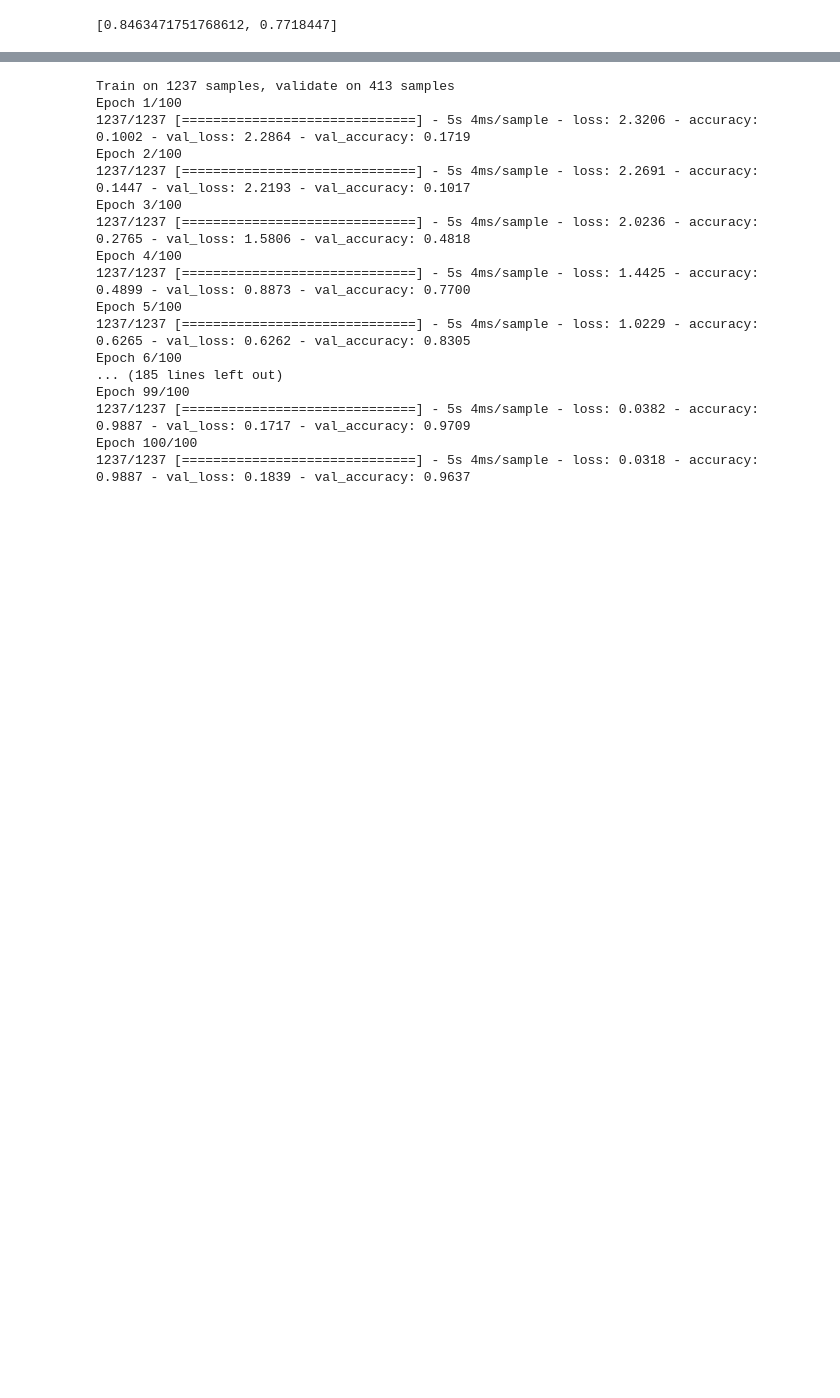
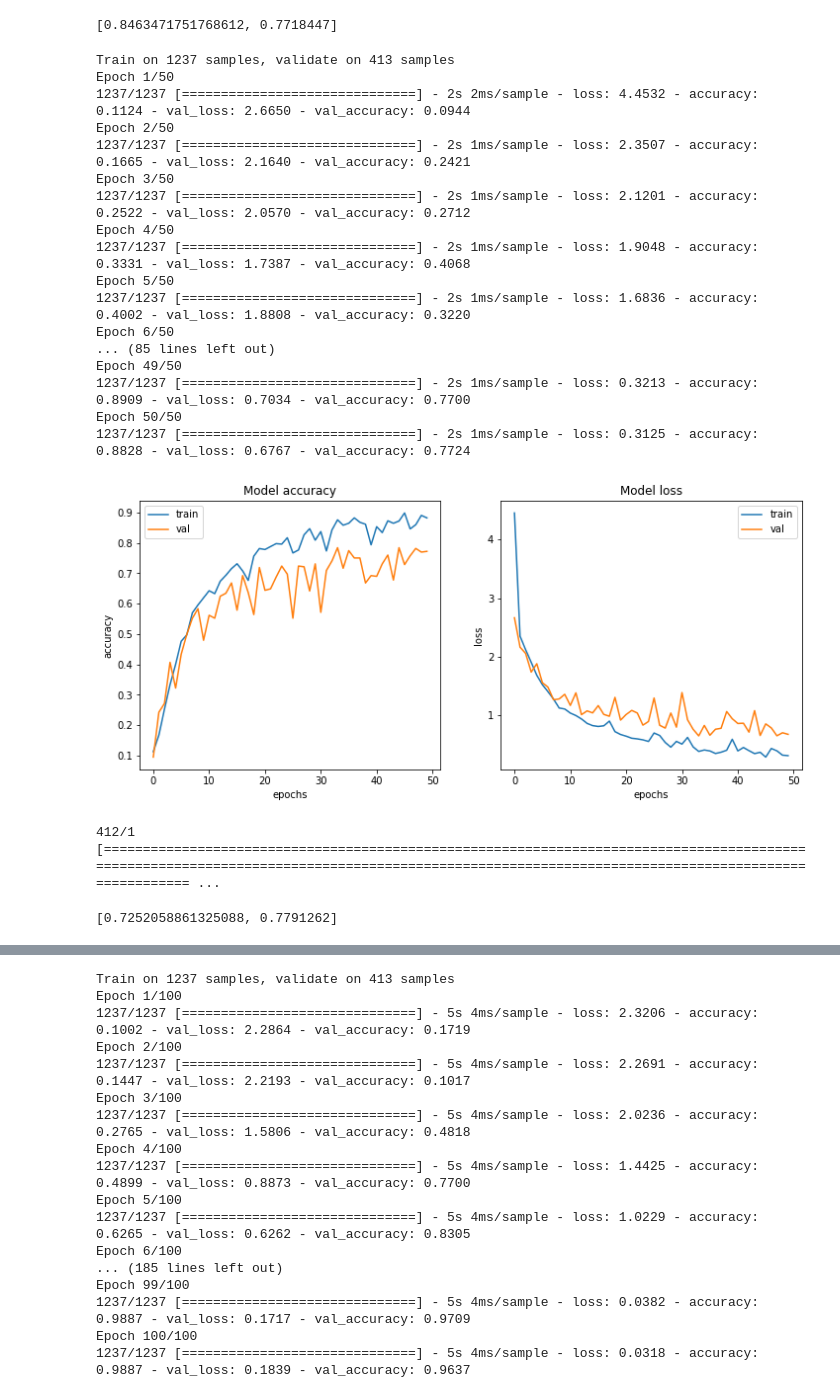
Before and after one commit to abdelhameeeed/Projects, a Jupyter notebook: Sign-Language-Digits-Dataset-/Untitled0.ipynb, the cells around one changed output, grey strips where cells are left out. Cells and saved outputs as stored; diff of their text form; code cells hidden in the pictures; blank space fills up the shorter version.

```diff
--- a/Sign-Language-Digits-Dataset-/Untitled0.ipynb
+++ b/Sign-Language-Digits-Dataset-/Untitled0.ipynb
@@ -183,25 +183,46 @@ Epoch 50/50
 # %%
 model2 = Sequential()
 
 checkpoint = ModelCheckpoint(filepath='best_weights.hdf5', save_best_only=True, save_weights_only=True)
 callbacks=[checkpoint]
 model2.add( Flatten(input_shape = ( 100 , 100 ) ) )
 model2.add( Dense( 512  , activation = "relu"   ) )
 model2.add( Dense( 512  , activation = "relu"   ) )
 model2.add( Dense( 10  , activation = "softmax"   ) )
 model2.compile( optimizer = "adam" , loss = "sparse_categorical_crossentropy" , metrics =  ["accuracy"] )
 hist2 = model2.fit( X_Train , Y_Train , validation_data = ( X_validation , Y_validation ) , epochs = 50  ,callbacks = callbacks )
 fig , ax=plt.subplots(1,2,figsize=(12,5))
 ax.ravel()
-for i, met in enumerate(['acc', 'loss']):
+for i, met in enumerate(['accuracy', 'loss']):
     ax[i].plot(hist2.history[met])
     ax[i].plot(hist2.history['val_' + met])
     ax[i].set_title('Model {}'.format(met))
     ax[i].set_xlabel('epochs')
     ax[i].set_ylabel(met)
     ax[i].legend(['train', 'val'])
 plt.show()
 model2.evaluate( x = X_test , y = Y_test  , verbose  = 1 )
+# %% [output]
+Train on 1237 samples, validate on 413 samples
+Epoch 1/50
+1237/1237 [==============================] - 2s 2ms/sample - loss: 4.4532 - accuracy: 0.1124 - val_loss: 2.6650 - val_accuracy: 0.0944
+Epoch 2/50
+1237/1237 [==============================] - 2s 1ms/sample - loss: 2.3507 - accuracy: 0.1665 - val_loss: 2.1640 - val_accuracy: 0.2421
+Epoch 3/50
+1237/1237 [==============================] - 2s 1ms/sample - loss: 2.1201 - accuracy: 0.2522 - val_loss: 2.0570 - val_accuracy: 0.2712
+Epoch 4/50
+1237/1237 [==============================] - 2s 1ms/sample - loss: 1.9048 - accuracy: 0.3331 - val_loss: 1.7387 - val_accuracy: 0.4068
+Epoch 5/50
+1237/1237 [==============================] - 2s 1ms/sample - loss: 1.6836 - accuracy: 0.4002 - val_loss: 1.8808 - val_accuracy: 0.3220
+Epoch 6/50
+... (85 lines left out)
+Epoch 49/50
+1237/1237 [==============================] - 2s 1ms/sample - loss: 0.3213 - accuracy: 0.8909 - val_loss: 0.7034 - val_accuracy: 0.7700
+Epoch 50/50
+1237/1237 [==============================] - 2s 1ms/sample - loss: 0.3125 - accuracy: 0.8828 - val_loss: 0.6767 - val_accuracy: 0.7724
+[figure, added]
+412/1 [================================================================================================================================================================================================= ...
+[0.7252058861325088, 0.7791262]
 # %%
 model3 = Sequential()
 
```
Also changed, not shown: parts of 2 cells of this notebook.
